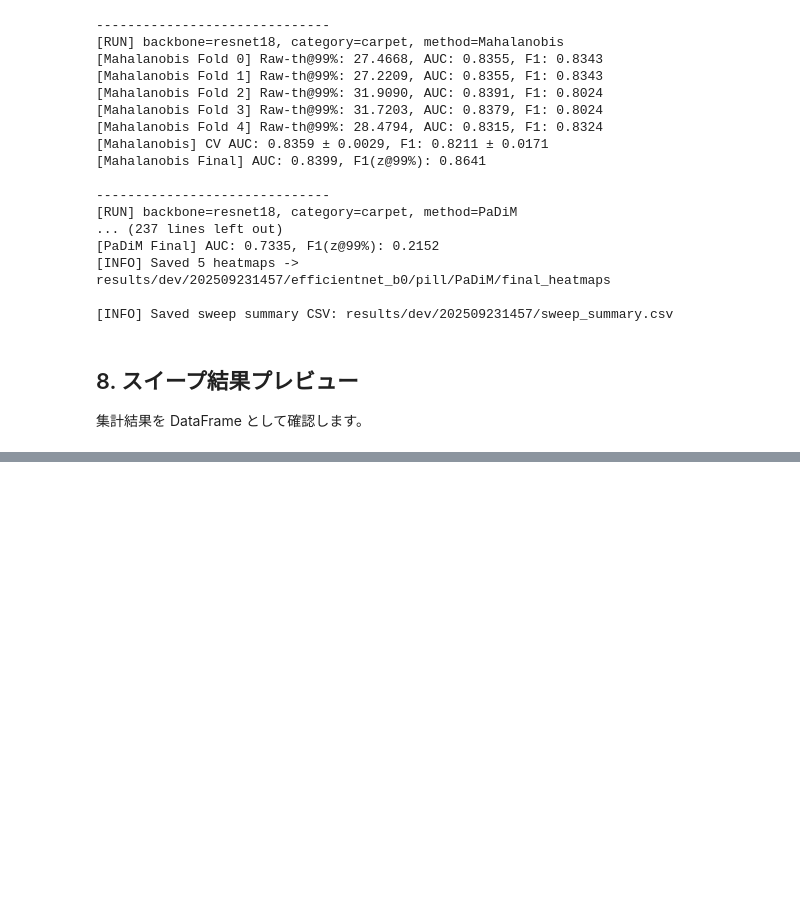
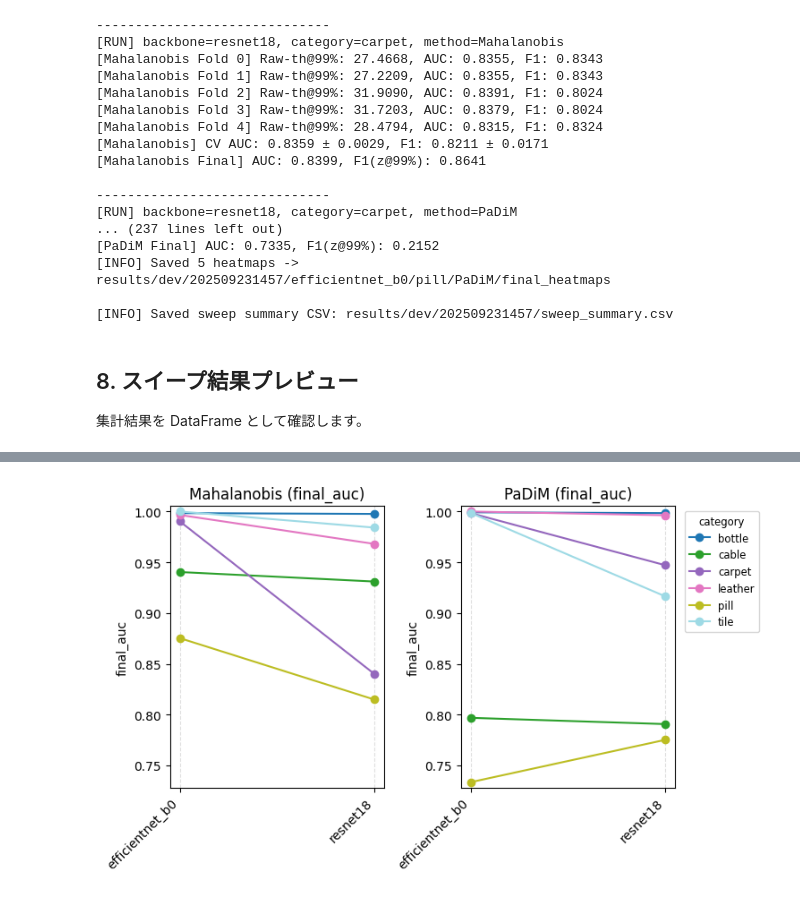
Before and after one commit to macken88/image-anomaly-detection, a Jupyter notebook: experiment.ipynb, the cells around one changed output, grey strips where cells are left out. Drawn from its saved outputs; the diff is of its cells as text; code cells hidden in the pictures; blank space fills up the shorter version.

Commit message:
add slope plot

```diff
--- a/experiment.ipynb
+++ b/experiment.ipynb
@@ -711,10 +711,12 @@ print(f"[INFO] Saved sweep summary CSV: {sweep_csv}")
 ## 8. スイープ結果プレビュー
 集計結果を DataFrame として確認します。
 # %%
+# 計算未実施なら CSV から読み込む
 if not sweep_records:
-    print("[WARN] まだスイープが実行されていません。前セルを実行してください。")
-else:
-    display(sweep_df)
+    sweep_csv = RESULT_ROOT / "sweep_summary.csv"
+    sweep_df = pd.read_csv(sweep_csv)
+
+display(sweep_df)
 # %% [output]
 |  | backbone | category | method | cv_auc_mean | cv_auc_std | cv_f1_mean | cv_f1_std | final_auc | final_f1 | ... |
 | 0 | resnet18 | carpet | Mahalanobis | 0.835875 | 0.002921 | 0.821146 | 0.017135 | 0.839888 | 0.864078 | ... |
@@ -733,3 +735,18 @@ else:
 | 21 | efficientnet_b0 | cable | PaDiM | 0.793816 | 0.010135 | 0.509912 | 0.137425 | 0.796852 | 0.553846 | ... |
 | 22 | efficientnet_b0 | pill | Mahalanobis | 0.872504 | 0.007879 | 0.635538 | 0.101537 | 0.875341 | 0.915584 | ... |
 | 23 | efficientnet_b0 | pill | PaDiM | 0.736007 | 0.004455 | 0.215226 | 0.087139 | 0.733497 | 0.215190 | ... |
+# %%
+# カテゴリごとの最良構成を表示（final F1基準）
+best_rows: List[Dict[str, Any]] = []
+for category in TARGET_CATEGORIES:
+    df_cat = sweep_df[sweep_df["category"] == category]
+    if df_cat.empty:
+        continue
+    best_idx = df_cat["final_f1"].idxmax()
+    best_row = df_cat.loc[best_idx].to_dict()
+    best_rows.append(best_row)
+best_df = pd.DataFrame(best_rows)
+cols = best_df.columns.tolist()
+cols.insert(0, cols.pop(cols.index("category")))
+best_df = best_df[cols]
+display(best_df)
@@ -735,0 +922,6 @@ else:
+# %%
+# スローププロットを表示
+fig, axes = plot_slope_by_backbone(sweep_df, metric="final_auc", per_plot_width=4.0, per_plot_height_factor=0.6)
+plt.show()
+# %% [output]
+[figure, added]
```
Also changed, not shown: parts of 2 cells of this notebook.
